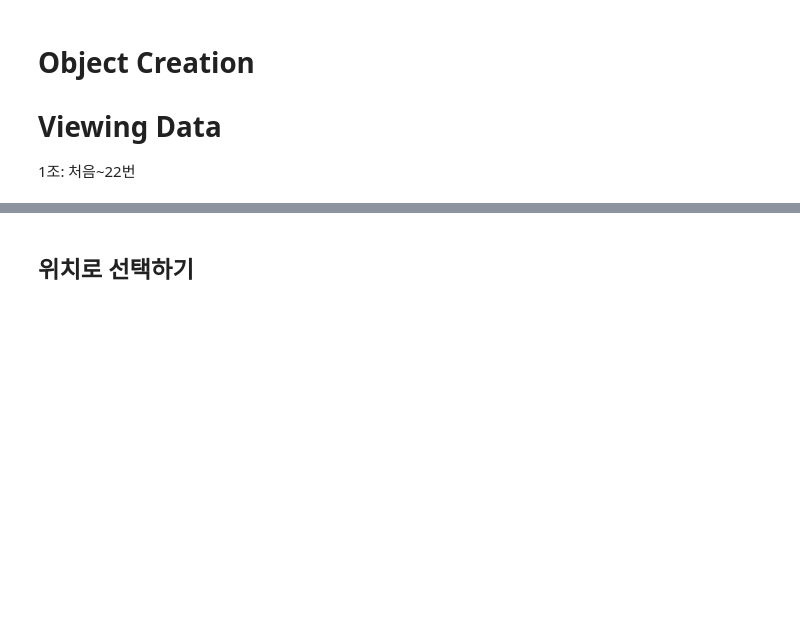
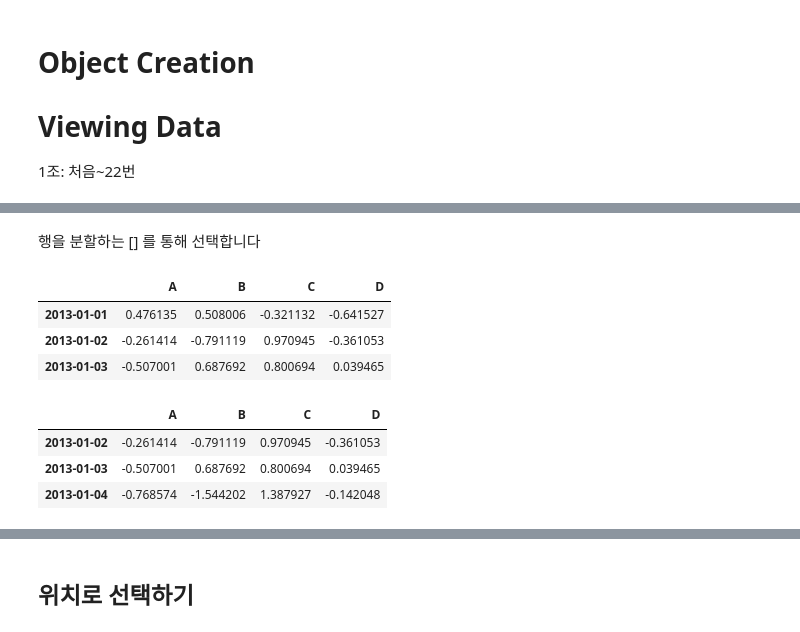
Before and after one commit to dataitgirls2/10minutes2pandas, a Jupyter notebook: index.ipynb, the cells around one changed output, grey strips where cells are left out. Drawn from its saved outputs; the diff is of its cells as text; code cells hidden in the pictures; blank space fills up the shorter version.

```diff
--- a/index.ipynb
+++ b/index.ipynb
@@ -16,0 +36,16 @@ import matplotlib.pyplot as plt
+# %% [markdown]
+행을 분할하는 [] 를 통해 선택합니다
+# %%
+df[0:3]
+# %% [output]
+|  | A | B | C | D |
+| 2013-01-01 | 0.476135 | 0.508006 | -0.321132 | -0.641527 |
+| 2013-01-02 | -0.261414 | -0.791119 | 0.970945 | -0.361053 |
+| 2013-01-03 | -0.507001 | 0.687692 | 0.800694 | 0.039465 |
+# %%
+df['20130102':'20130104']
+# %% [output]
+|  | A | B | C | D |
+| 2013-01-02 | -0.261414 | -0.791119 | 0.970945 | -0.361053 |
+| 2013-01-03 | -0.507001 | 0.687692 | 0.800694 | 0.039465 |
+| 2013-01-04 | -0.768574 | -1.544202 | 1.387927 | -0.142048 |
```
Also changed, not shown: parts of 21 cells of this notebook.
